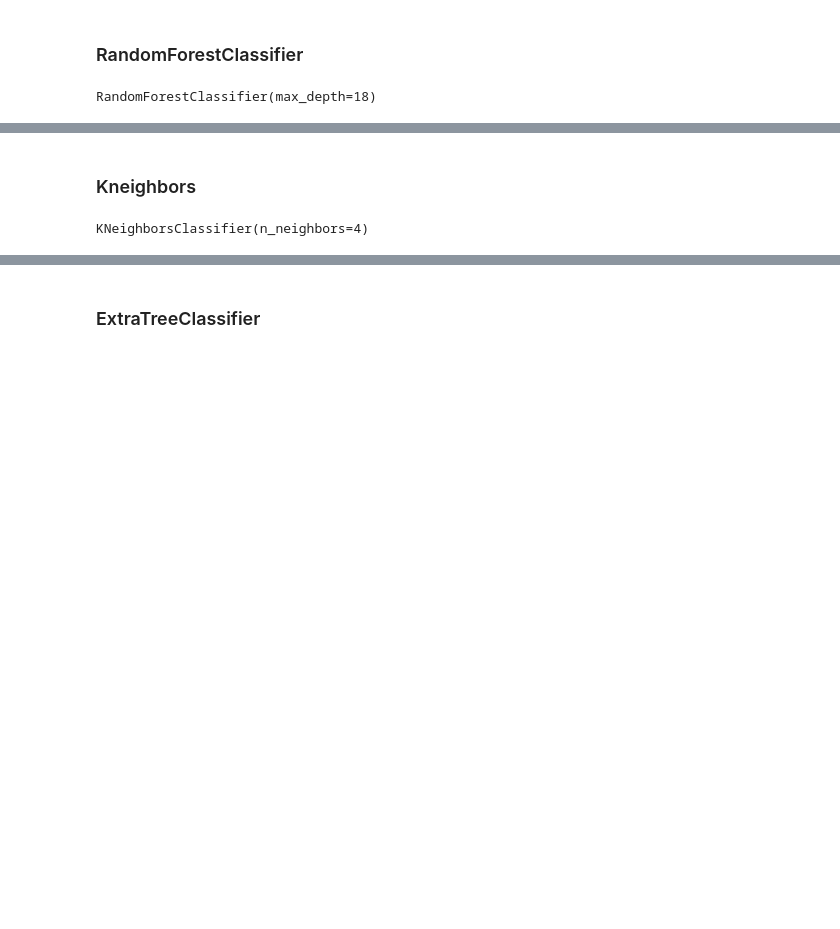
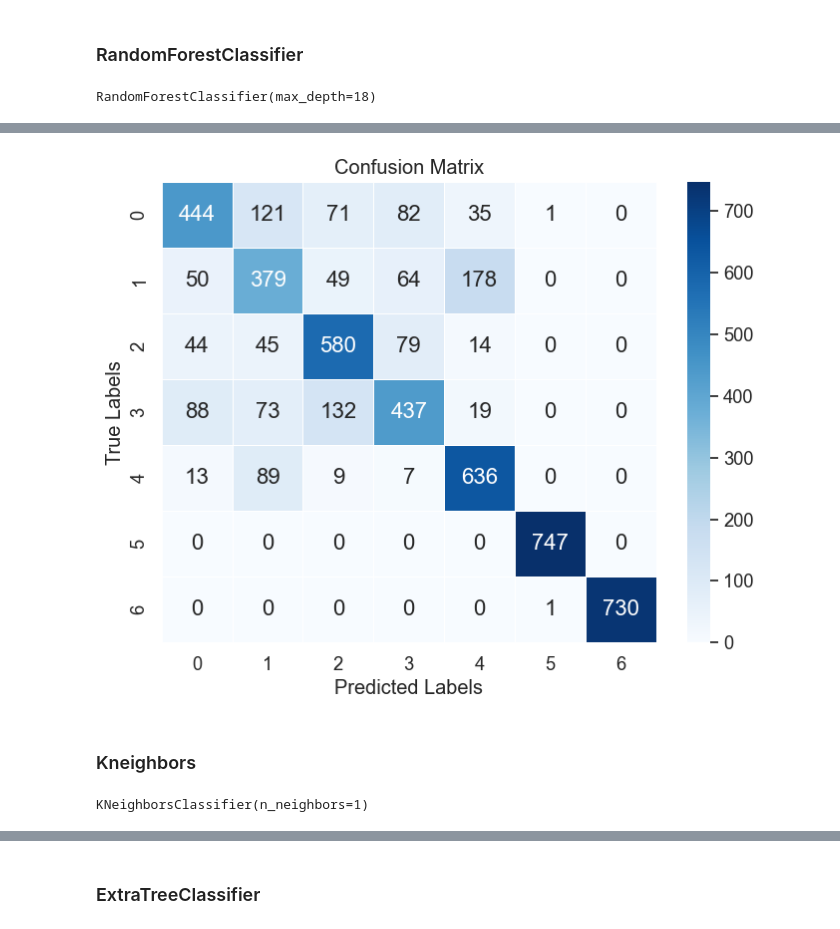
Before and after one commit to Tec-AI-23/HAR70, a Jupyter notebook: hyperparameters.ipynb, the cells around one changed output, grey strips where cells are left out. Drawn from its saved outputs; the diff is of its cells as text; code cells hidden in the pictures; blank space fills up the shorter version.

Commit message:
model evaluation

```diff
--- a/hyperparameters.ipynb
+++ b/hyperparameters.ipynb
@@ -32,6 +39,8 @@ df
 # %%
 datasets = (df.iloc[:,1:-1].values, df.iloc[:,-1].values)
 X, y = datasets
+
+X_train, X_test, y_train, y_test = train_test_split(X, y, test_size=0.2, random_state=42)
 # %% [markdown]
 ## Hyperparameter's selection with Cross validation
 # %% [markdown]
@@ -39,10 +48,19 @@ X, y = datasets
 # %%
 level_depth = np.arange(1, 25, 1)
 
-clf = HalvingRandomSearchCV(RandomForestClassifier(), {'max_depth': level_depth},
+clf1 = HalvingRandomSearchCV(RandomForestClassifier(), {'max_depth': level_depth},
 cv=10, random_state=42)
 
-clf.fit(X, y)
-print(clf.best_estimator_)
+clf1.fit(X_train, y_train)
+print(clf1.best_estimator_)
 # %% [output]
 RandomForestClassifier(max_depth=18)
+# %%
+model = RandomForestClassifier(max_depth=13).fit(X_train, y_train)
+
+y_pred = model.predict(X_test)
+
+report = classification_report(y_test, y_pred)
+
+print('Clasification Report')
+print(report)
@@ -49,11 +82,29 @@ RandomForestClassifier(max_depth=18)
+# %%
+
+conf_matrix = confusion_matrix(y_test, y_pred)
+
+# Create a heatmap of the confusion matrix
+plt.figure(figsize=(8, 6))
+sns.set(font_scale=1.2)  # Adjust the font size for clarity
+sns.heatmap(conf_matrix, annot=True, fmt="d", cmap="Blues", linewidths=.5, annot_kws={"size": 16})
+
+# Add labels and a title
+plt.xlabel('Predicted Labels')
+plt.ylabel('True Labels')
+plt.title('Confusion Matrix')
+
+# Display the plot
+plt.show()
+# %% [output]
+[figure, added]
 # %% [markdown]
 ### Kneighbors
 # %%
 neighbors = np.arange(1, 20, 1)
 
-clf = HalvingRandomSearchCV(KNeighborsClassifier(), {'n_neighbors': neighbors},
+clf2 = HalvingRandomSearchCV(KNeighborsClassifier(), {'n_neighbors': neighbors},
 cv=10, random_state=0)
-clf.fit(X, y)
-print(clf.best_estimator_)
+clf2.fit(X_train, y_train)
+print(clf2.best_estimator_)
 # %% [output]
-KNeighborsClassifier(n_neighbors=4)
+KNeighborsClassifier(n_neighbors=1)
```
Also changed, not shown: parts of 13 cells of this notebook.
